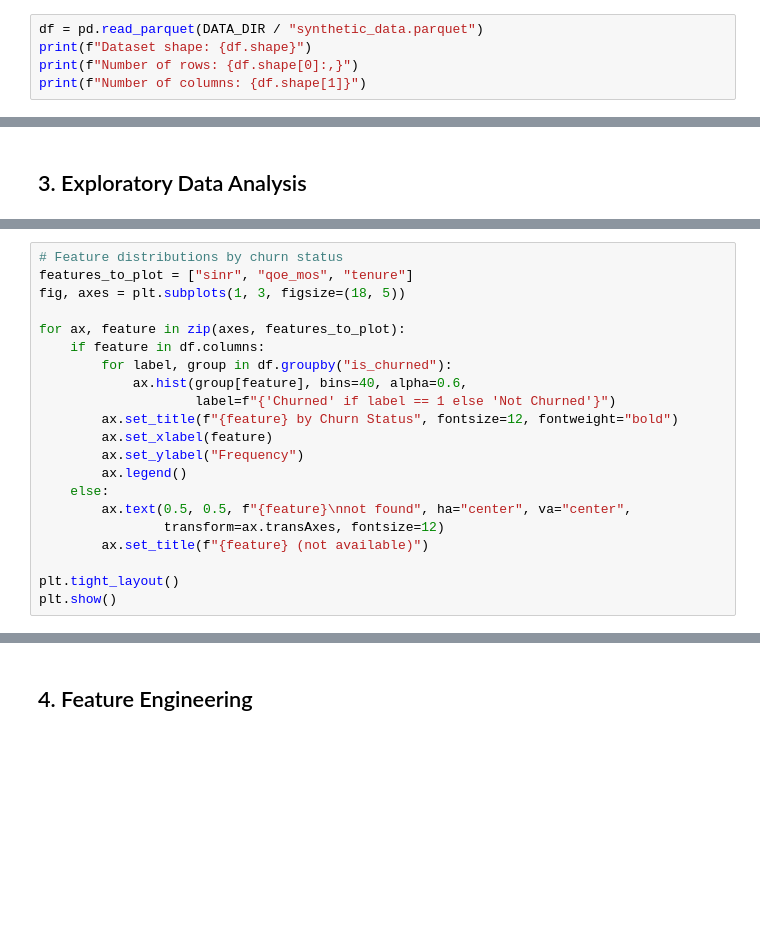
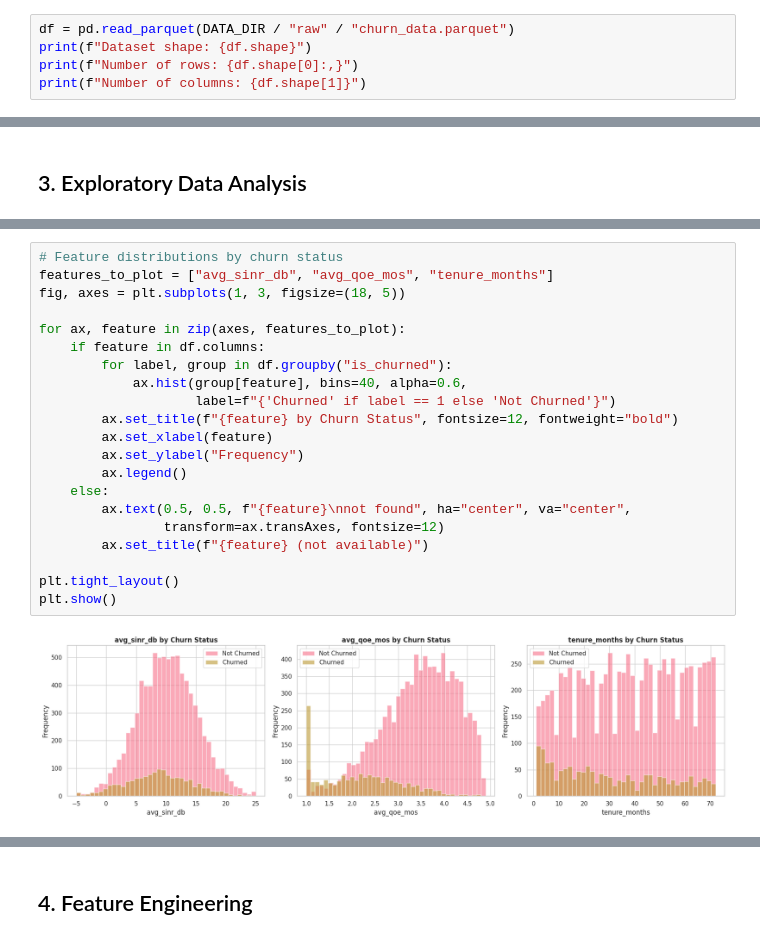
Before and after one commit to adityonugrohoid/telecom-churn-prediction, a Jupyter notebook: notebooks/01_churn_prediction.ipynb, the cells around one changed output, grey strips where cells are left out. Cells and saved outputs as stored; diff of their text form; blank space fills up the shorter version.

```diff
--- a/notebooks/01_churn_prediction.ipynb
+++ b/notebooks/01_churn_prediction.ipynb
@@ -37,7 +40,7 @@ print(f"Data directory: {DATA_DIR}")
 # %% [markdown]
 ## 2. Data Loading & Validation
 # %%
-df = pd.read_parquet(DATA_DIR / "synthetic_data.parquet")
+df = pd.read_parquet(DATA_DIR / "raw" / "churn_data.parquet")
 print(f"Dataset shape: {df.shape}")
 print(f"Number of rows: {df.shape[0]:,}")
 print(f"Number of columns: {df.shape[1]}")
@@ -80,24 +131,26 @@ plt.show()
 # %%
 # Feature distributions by churn status
-features_to_plot = ["sinr", "qoe_mos", "tenure"]
+features_to_plot = ["avg_sinr_db", "avg_qoe_mos", "tenure_months"]
 fig, axes = plt.subplots(1, 3, figsize=(18, 5))
 
 for ax, feature in zip(axes, features_to_plot):
     if feature in df.columns:
         for label, group in df.groupby("is_churned"):
             ax.hist(group[feature], bins=40, alpha=0.6,
                     label=f"{'Churned' if label == 1 else 'Not Churned'}")
         ax.set_title(f"{feature} by Churn Status", fontsize=12, fontweight="bold")
         ax.set_xlabel(feature)
         ax.set_ylabel("Frequency")
         ax.legend()
     else:
         ax.text(0.5, 0.5, f"{feature}\nnot found", ha="center", va="center",
                 transform=ax.transAxes, fontsize=12)
         ax.set_title(f"{feature} (not available)")
 
 plt.tight_layout()
 plt.show()
+# %% [output]
+[figure, added]
 # %%
 # Correlation heatmap
 numeric_cols = df.select_dtypes(include=[np.number]).columns
```
Also changed, not shown: parts of 21 cells of this notebook, 3 other files.
